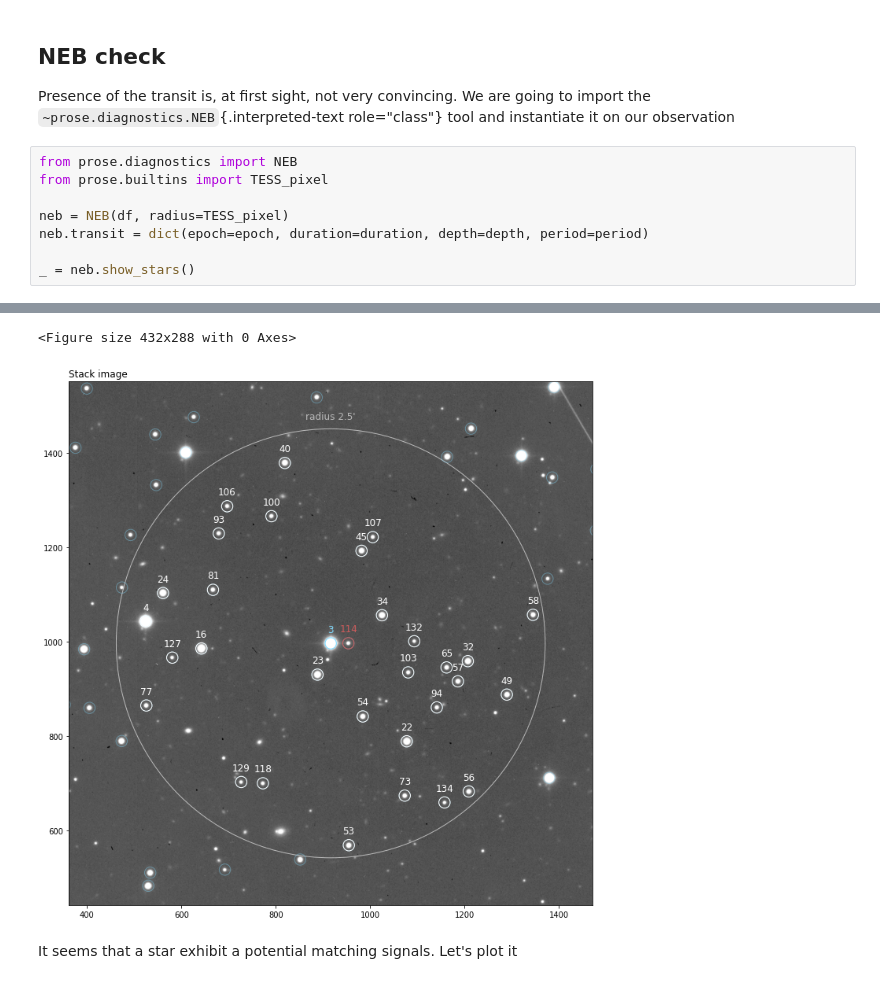
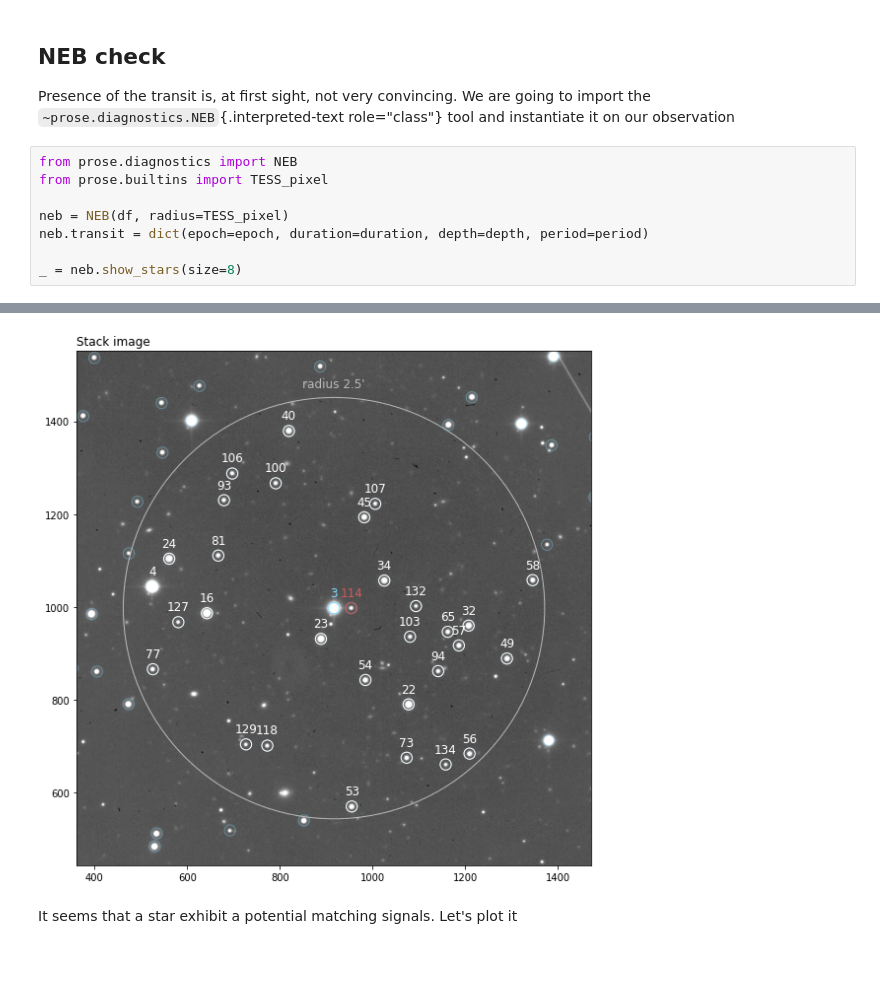
Before and after one commit to lgrcia/prose, a Jupyter notebook: docs/source/tutorials/NEB/neb_diagnostic.ipynb, the cells around one changed output, grey strips where cells are left out. Saved outputs shown, nothing was run; the diff lists cells and outputs as text.

```diff
--- a/docs/source/tutorials/NEB/neb_diagnostic.ipynb
+++ b/docs/source/tutorials/NEB/neb_diagnostic.ipynb
@@ -94,5 +92,5 @@ from prose.builtins import TESS_pixel
 neb = NEB(df, radius=TESS_pixel)
 neb.transit = dict(epoch=epoch, duration=duration, depth=depth, period=period)
 
-_ = neb.show_stars()
+_ = neb.show_stars(size=8)
 # %% [output]
@@ -100,5 +98,4 @@ WARNING: VerifyWarning: Keyword name 'telescope' is greater than 8 characters or
-<Figure size 432x288 with 0 Axes>
-[figure, old version]
+[figure, new version]
 # %% [markdown]
 It seems that a star exhibit a potential matching signals. Let's plot it
 # %%
```
Also changed, not shown: parts of 4 cells of this notebook.
